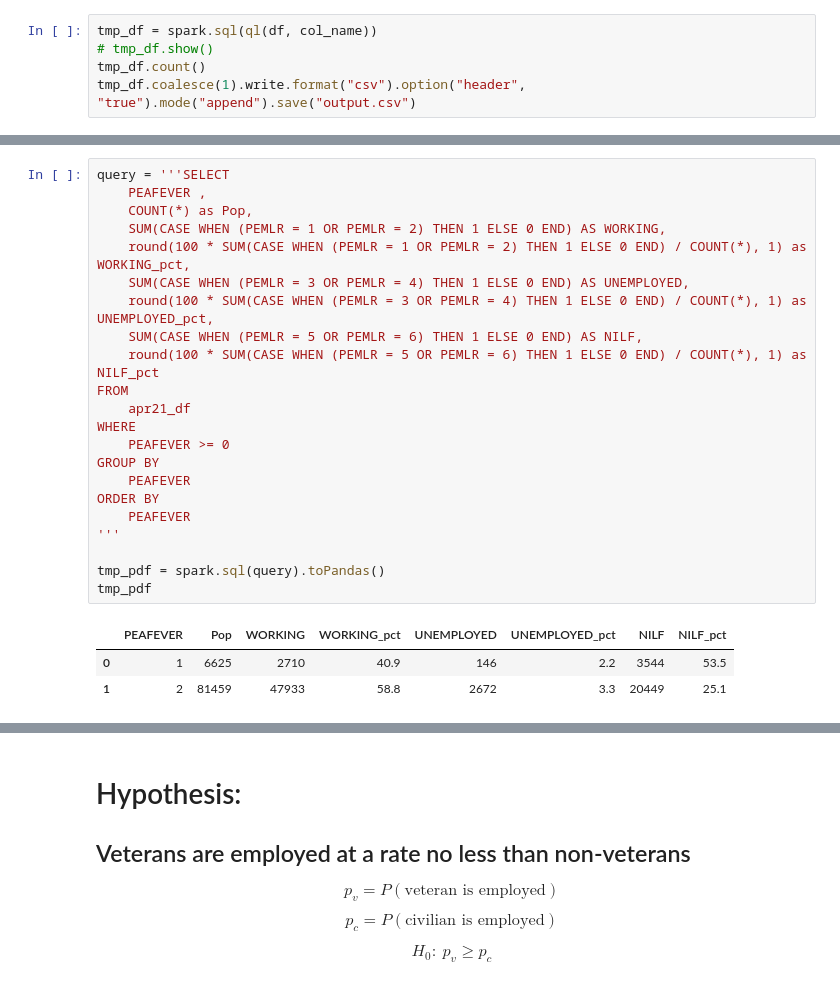
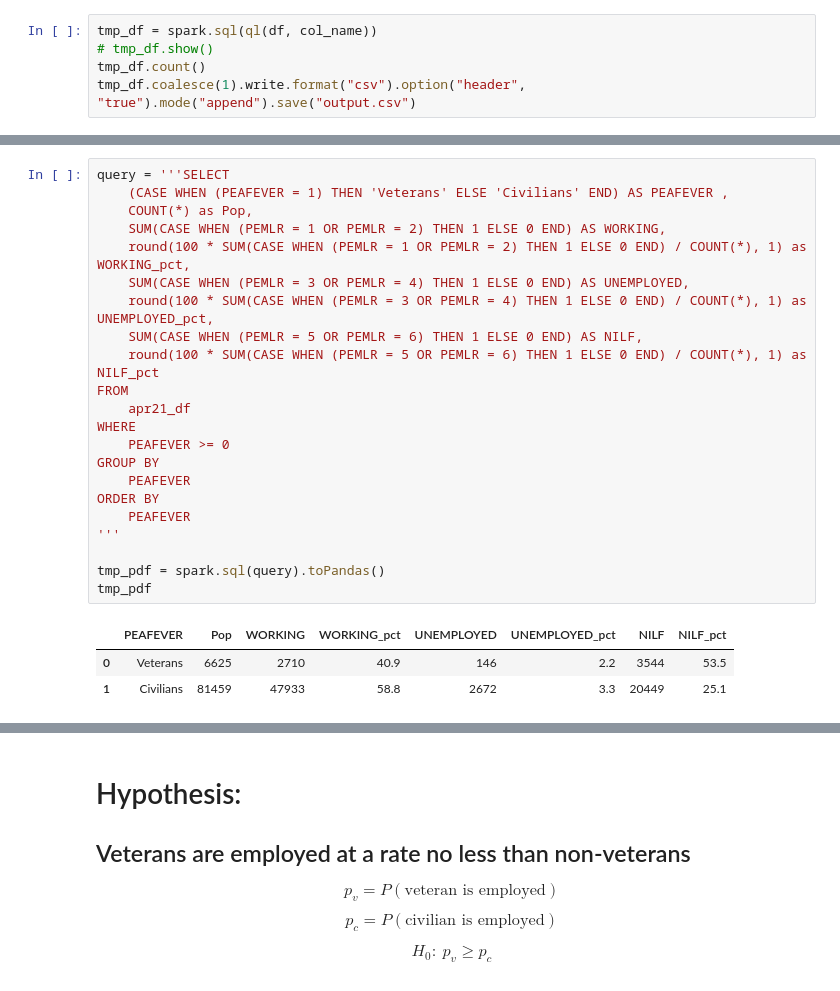
Before and after one commit to arcweld/DSI_Capstone_1, a Jupyter notebook: 3_wed_Cap1.ipynb, the cells around one changed output, grey strips where cells are left out. Saved outputs shown, nothing was run; the diff lists cells and outputs as text.

```diff
--- a/3_wed_Cap1.ipynb
+++ b/3_wed_Cap1.ipynb
@@ -97,27 +94,27 @@ for col_name in col_names:
 +--------+-----+
 # %%
 query = '''SELECT
-    PEAFEVER ,
+    (CASE WHEN (PEAFEVER = 1) THEN 'Veterans' ELSE 'Civilians' END) AS PEAFEVER ,
     COUNT(*) as Pop,
     SUM(CASE WHEN (PEMLR = 1 OR PEMLR = 2) THEN 1 ELSE 0 END) AS WORKING,
     round(100 * SUM(CASE WHEN (PEMLR = 1 OR PEMLR = 2) THEN 1 ELSE 0 END) / COUNT(*), 1) as WORKING_pct,
     SUM(CASE WHEN (PEMLR = 3 OR PEMLR = 4) THEN 1 ELSE 0 END) AS UNEMPLOYED,
     round(100 * SUM(CASE WHEN (PEMLR = 3 OR PEMLR = 4) THEN 1 ELSE 0 END) / COUNT(*), 1) as UNEMPLOYED_pct,
     SUM(CASE WHEN (PEMLR = 5 OR PEMLR = 6) THEN 1 ELSE 0 END) AS NILF,
     round(100 * SUM(CASE WHEN (PEMLR = 5 OR PEMLR = 6) THEN 1 ELSE 0 END) / COUNT(*), 1) as NILF_pct
 FROM
     apr21_df
 WHERE
     PEAFEVER >= 0
 GROUP BY
     PEAFEVER
 ORDER BY
     PEAFEVER
 '''
 
 tmp_pdf = spark.sql(query).toPandas()
 tmp_pdf
 # %% [output]
 |  | PEAFEVER | Pop | WORKING | WORKING_pct | UNEMPLOYED | UNEMPLOYED_pct | NILF | NILF_pct |
-| 0 | 1 | 6625 | 2710 | 40.9 | 146 | 2.2 | 3544 | 53.5 |
-| 1 | 2 | 81459 | 47933 | 58.8 | 2672 | 3.3 | 20449 | 25.1 |
+| 0 | Veterans | 6625 | 2710 | 40.9 | 146 | 2.2 | 3544 | 53.5 |
+| 1 | Civilians | 81459 | 47933 | 58.8 | 2672 | 3.3 | 20449 | 25.1 |
```
Also changed, not shown: parts of 17 cells of this notebook, 6 other files.
